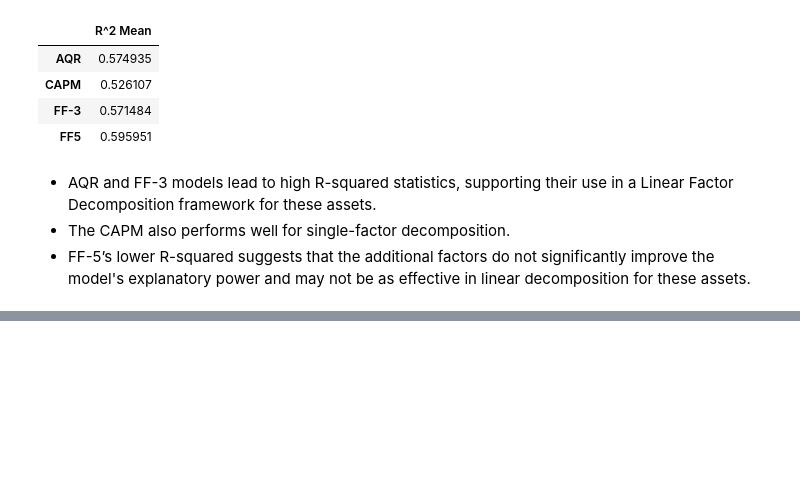
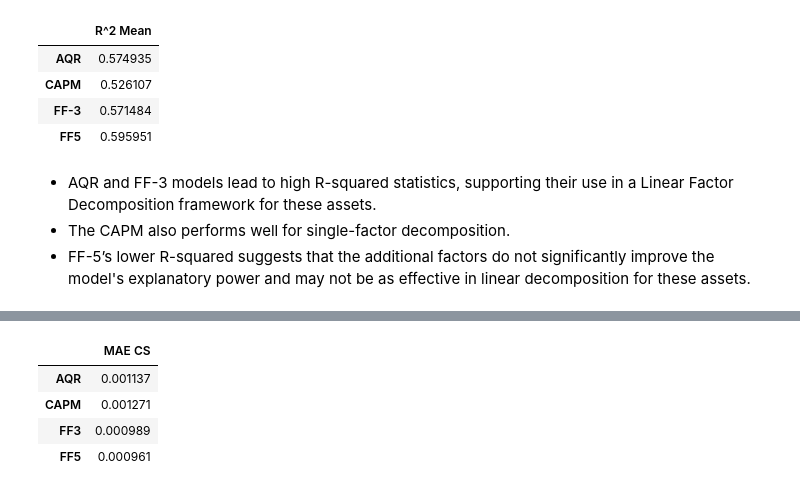
Before and after one commit to Anand-Nakhate/finm-portfolio-2024, a Jupyter notebook: homework/Solution_HW5.ipynb, the cells around one changed output, grey strips where cells are left out. Drawn from its saved outputs; the diff is of its cells as text; code cells hidden in the pictures; blank space fills up the shorter version.

```diff
--- a/homework/Solution_HW5.ipynb
+++ b/homework/Solution_HW5.ipynb
@@ -445,0 +459,9 @@ Name: MAE, dtype: float64
+# %%
+results_cs = pd.concat([cs_aqr, cs_capm, cs_ff3, cs_ff5])
+results_cs[['MAE']].rename(columns = {'MAE':'MAE CS'})
+# %% [output]
+|  | MAE CS |
+| AQR | 0.001137 |
+| CAPM | 0.001271 |
+| FF3 | 0.000989 |
+| FF5 | 0.000961 |
```
Also changed, not shown: parts of 5 cells of this notebook, 1 other file.
